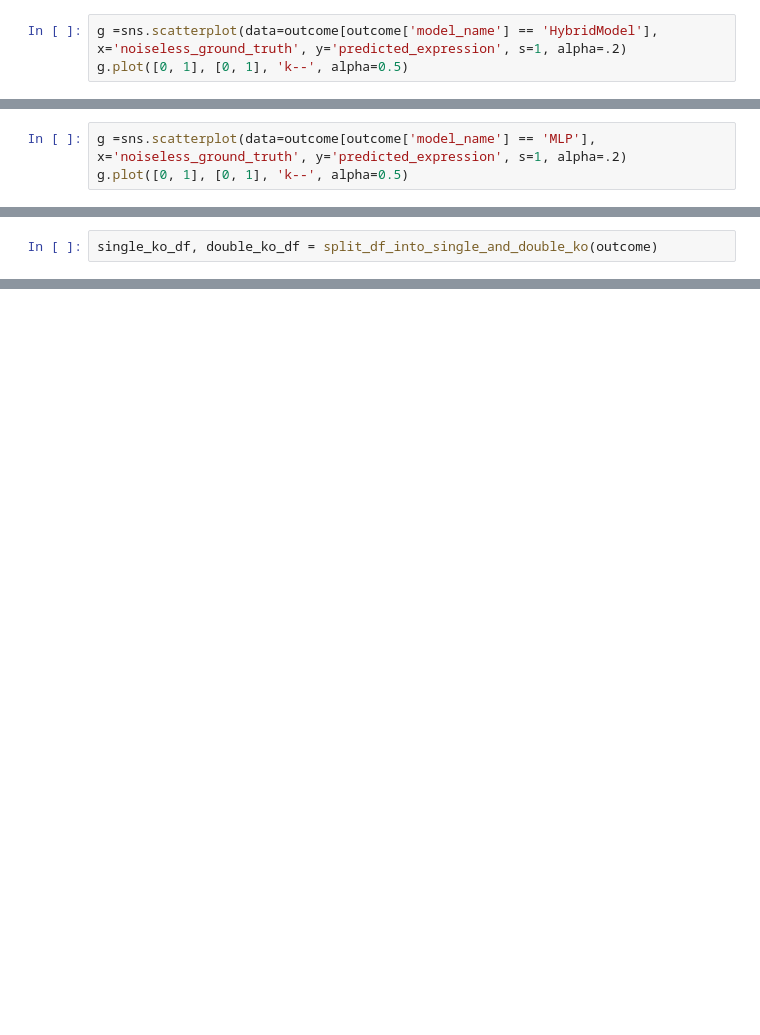
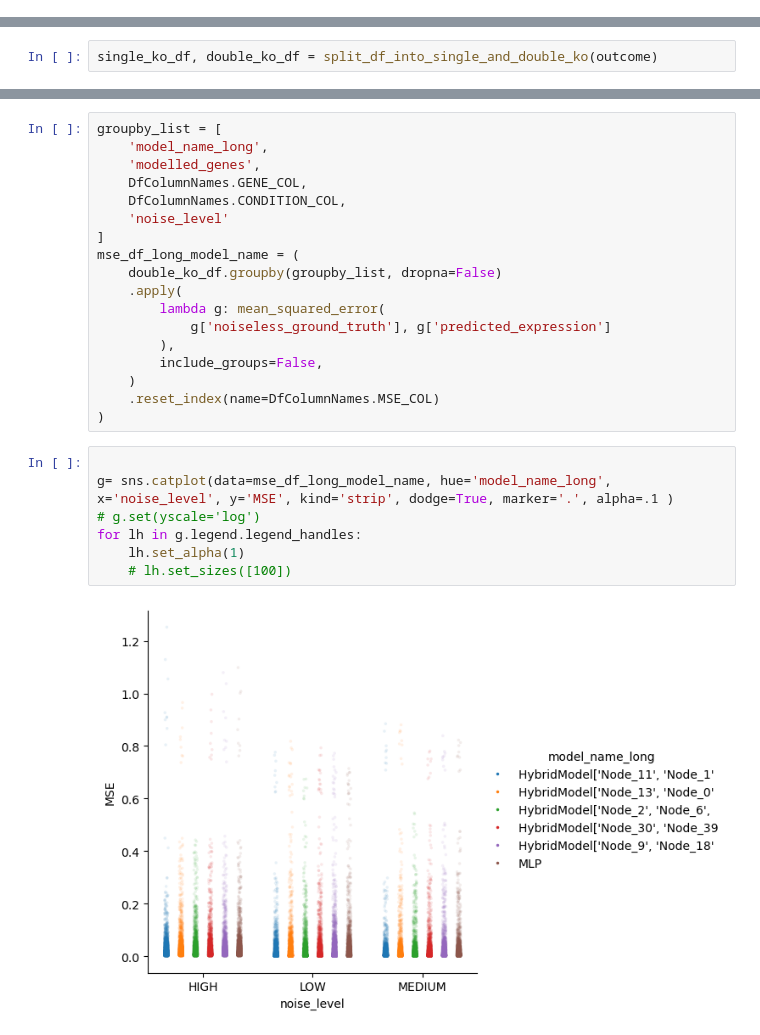
Before and after one commit to CropXR/HALCYON, a Jupyter notebook: notebooks/04_plotting_for_noise_level_model_performance.ipynb, the cells around one changed output, grey strips where cells are left out. Drawn from its saved outputs; the diff is of its cells as text; blank space fills up the shorter version.

```diff
--- a/notebooks/04_plotting_for_noise_level_model_performance.ipynb
+++ b/notebooks/04_plotting_for_noise_level_model_performance.ipynb
@@ -243,3 +247,0 @@ outcome
-# %%
-g =sns.scatterplot(data=outcome[outcome['model_name'] == 'HybridModel'], x='noiseless_ground_truth', y='predicted_expression', s=1, alpha=.2)
-g.plot([0, 1], [0, 1], 'k--', alpha=0.5)
@@ -249,3 +247,0 @@ g.plot([0, 1], [0, 1], 'k--', alpha=0.5)
-# %%
-g =sns.scatterplot(data=outcome[outcome['model_name'] == 'MLP'], x='noiseless_ground_truth', y='predicted_expression', s=1, alpha=.2)
-g.plot([0, 1], [0, 1], 'k--', alpha=0.5)
@@ -321,0 +321,27 @@ single_ko_df, double_ko_df = split_df_into_single_and_double_ko(outcome)
+# %%
+groupby_list = [
+    'model_name_long',
+    'modelled_genes',
+    DfColumnNames.GENE_COL,
+    DfColumnNames.CONDITION_COL,
+    'noise_level'
+]
+mse_df_long_model_name = (
+    double_ko_df.groupby(groupby_list, dropna=False)
+    .apply(
+        lambda g: mean_squared_error(
+            g['noiseless_ground_truth'], g['predicted_expression']
+        ),
+        include_groups=False,
+    )
+    .reset_index(name=DfColumnNames.MSE_COL)
+)
+# %%
+
+g= sns.catplot(data=mse_df_long_model_name, hue='model_name_long', x='noise_level', y='MSE', kind='strip', dodge=True, marker='.', alpha=.1 )
+# g.set(yscale='log')
+for lh in g.legend.legend_handles:
+    lh.set_alpha(1)
+    # lh.set_sizes([100])
+# %% [output]
+[figure, added]
```
Also changed, not shown: parts of 36 cells of this notebook, 1 other file.
